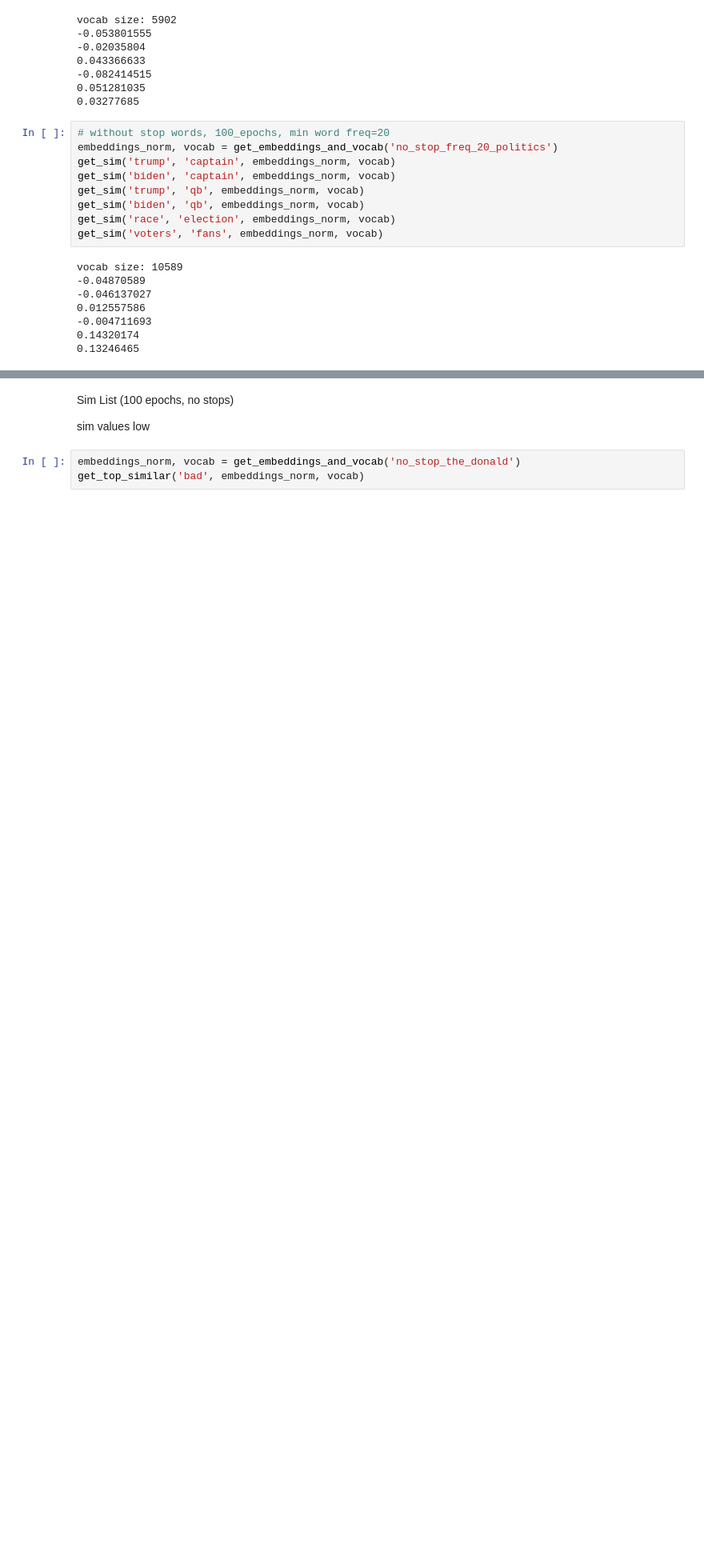
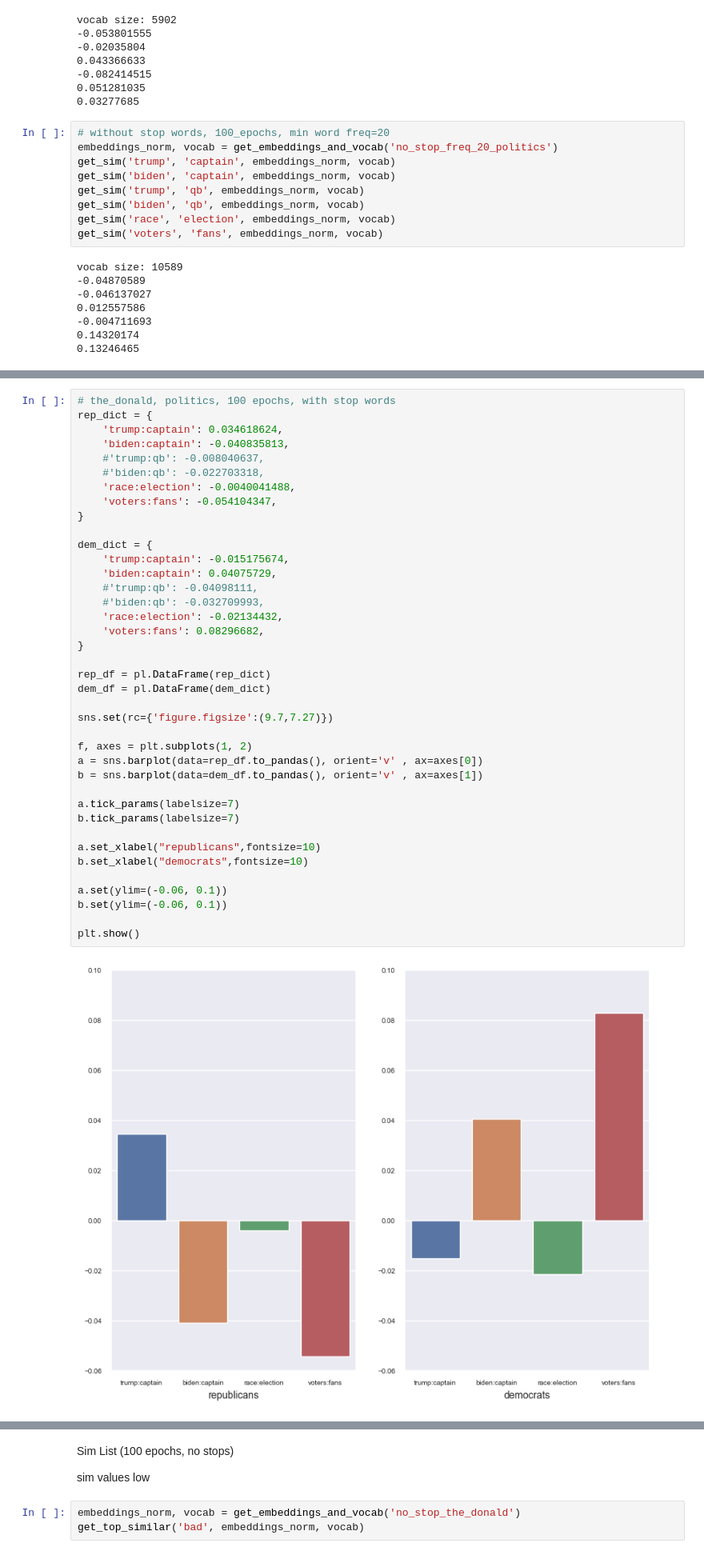
Before and after one commit to tatami-galaxy/sports-language-in-politics, a Jupyter notebook: experiments/notebooks/analogies_word2vec.ipynb, the cells around one changed output, grey strips where cells are left out. Shown at 80% size. Saved outputs shown, nothing was run; the diff lists cells and outputs as text; blank space fills up the shorter version.

Commit message:
run more word2vec expts. t5 wsd not working. other wsd models, other approaches.

```diff
--- a/experiments/notebooks/analogies_word2vec.ipynb
+++ b/experiments/notebooks/analogies_word2vec.ipynb
@@ -259,0 +330,41 @@ vocab size: 10589
+# %%
+# the_donald, politics, 100 epochs, with stop words
+rep_dict = {
+    'trump:captain': 0.034618624,
+    'biden:captain': -0.040835813,
+    #'trump:qb': -0.008040637,
+    #'biden:qb': -0.022703318,
+    'race:election': -0.0040041488,
+    'voters:fans': -0.054104347,
+}
+
+dem_dict = {
+    'trump:captain': -0.015175674,
+    'biden:captain': 0.04075729,
+    #'trump:qb': -0.04098111,
+    #'biden:qb': -0.032709993,
+    'race:election': -0.02134432,
+    'voters:fans': 0.08296682,
+}
+
+rep_df = pl.DataFrame(rep_dict)
+dem_df = pl.DataFrame(dem_dict)
+
+sns.set(rc={'figure.figsize':(9.7,7.27)})
+
+f, axes = plt.subplots(1, 2)
+a = sns.barplot(data=rep_df.to_pandas(), orient='v' , ax=axes[0])
+b = sns.barplot(data=dem_df.to_pandas(), orient='v' , ax=axes[1])
+
+a.tick_params(labelsize=7)
+b.tick_params(labelsize=7)
+
+a.set_xlabel("republicans",fontsize=10)
+b.set_xlabel("democrats",fontsize=10)
+
+a.set(ylim=(-0.06, 0.1))
+b.set(ylim=(-0.06, 0.1))
+
+plt.show()
+# %% [output]
+[figure, added]
```
Also changed, not shown: parts of 12 cells of this notebook, 4 other files.
